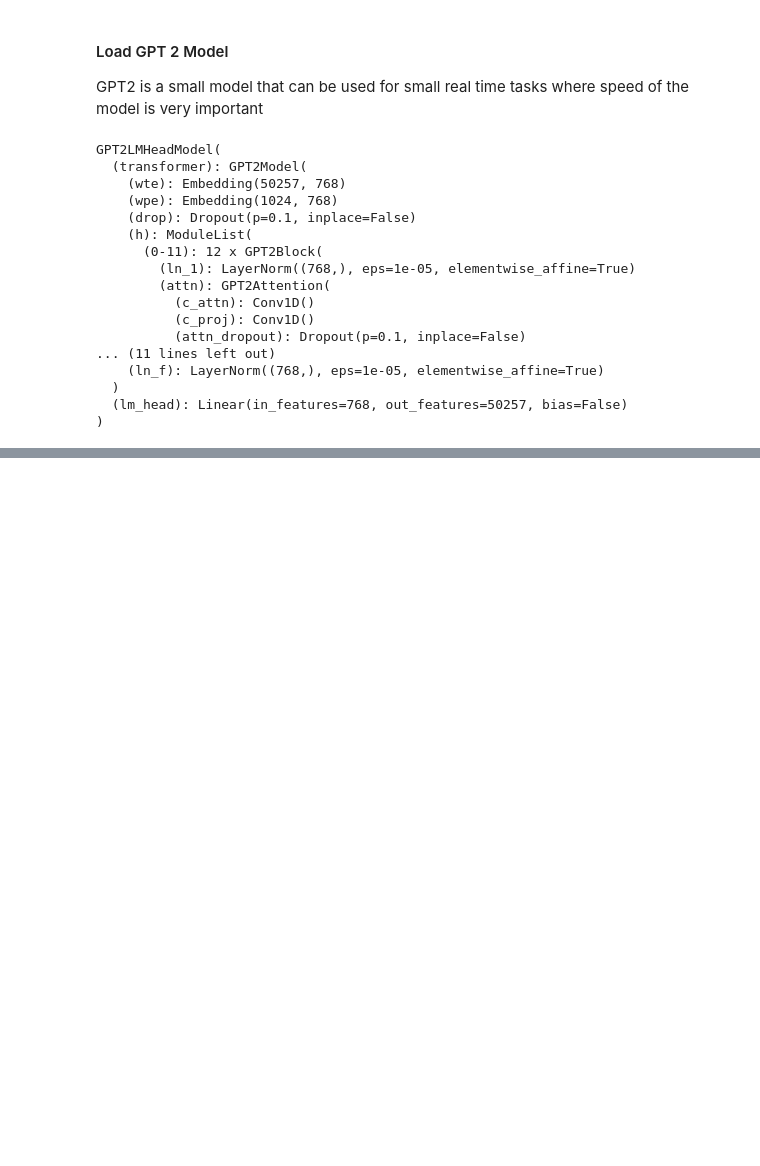
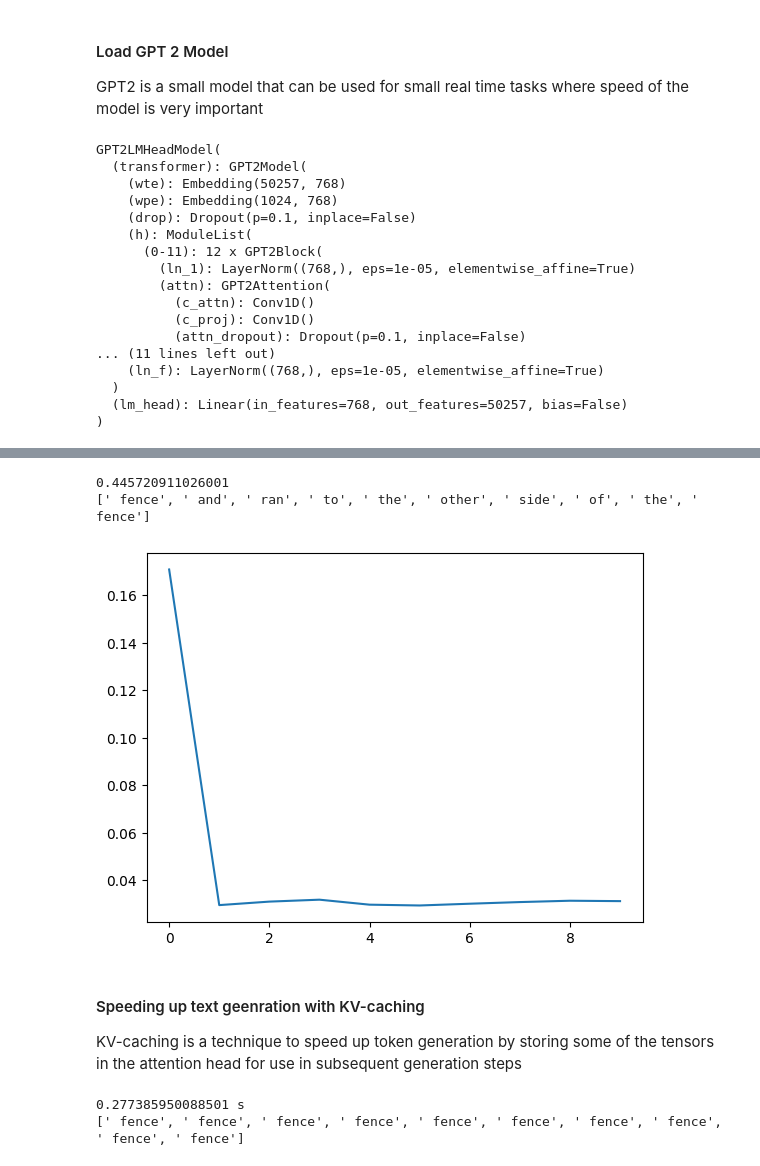
Before and after one commit to asuzukosi/ai-experiments, a Jupyter notebook: src/deeplearning.ai/efficientservingllms/textgeneration.ipynb, the cells around one changed output, grey strips where cells are left out. Drawn from its saved outputs; the diff is of its cells as text; code cells hidden in the pictures; blank space fills up the shorter version.

Commit message:
feat: finish adding kv caching for optimizing llm inference

```diff
--- a/src/deeplearning.ai/efficientservingllms/textgeneration.ipynb
+++ b/src/deeplearning.ai/efficientservingllms/textgeneration.ipynb
@@ -52,0 +89,4 @@ tensor([[[-36.2872, -35.0111, -38.0791,  ..., -40.5161, -41.3757, -34.9191],
+# %%
+logits = outputs.logits[0, -1, :]
+# %%
+next_token_id = logits.argmax()
@@ -52,0 +102,42 @@ tensor([[[-36.2872, -35.0111, -38.0791,  ..., -40.5161, -41.3757, -34.9191],
+# %%
+def generate_token(inputs):
+    with torch.no_grad():
+        outputs = model(**inputs)
+    logits = outputs.logits
+    last_logit = logits[0, -1, :]
+    next_token_id = last_logit.argmax()
+    return next_token_id
+# %%
+generated_tokens = []
+next_inputs = inputs
+durations_s = []
+
+for _ in range(10):
+    t0 = time.time()
+    next_token_id = generate_token(next_inputs)
+    durations_s += [time.time() - t0]
+
+    next_inputs = {
+        "input_ids": torch.cat(
+            [next_inputs["input_ids"], next_token_id.reshape((1,  1))], dim=1),
+        "attention_mask": torch.cat(
+            [next_inputs["attention_mask"], torch.tensor([[1]])], dim=1)
+    }
+
+    next_token = tokenizer.decode(next_token_id)
+    generated_tokens.append(next_token)
+
+
+print(f"{sum(durations_s)}")
+print(generated_tokens)
+# %% [output]
+0.445720911026001
+[' fence', ' and', ' ran', ' to', ' the', ' other', ' side', ' of', ' the', ' fence']
+# %%
+plt.plot(durations_s)
+plt.show()
+# %% [output]
+[figure, added]
+# %% [markdown]
+#### Speeding up text geenration with KV-caching
+KV-caching is a technique to speed up token generation by storing some of the tensors in the attention head for use in subsequent generation steps
@@ -52,0 +153,24 @@ tensor([[[-36.2872, -35.0111, -38.0791,  ..., -40.5161, -41.3757, -34.9191],
+# %%
+generated_tokens = []
+next_inputs = inputs
+duration_cached_s = []
+
+for _ in range(10):
+    t0 = time.time()
+    next_token_id, past_key_values = generate_token_with_past(next_inputs)
+    duration_cached_s += [time.time() - t0]
+
+    next_ipnuts = {
+        "input_ids": next_token_id.reshape((1, 1)),
+        "attention_mask": torch.cat([next_inputs["attention_mask"], torch.tensor([[1]])], dim=1),
+        "past_key_values": past_key_values
+    }
+    next_token = tokenizer.decode(next_token_id)
+    generated_tokens.append(next_token)
+
+
+print(f"{sum(duration_cached_s)} s")
+print(generated_tokens)
+# %% [output]
+0.277385950088501 s
+[' fence', ' fence', ' fence', ' fence', ' fence', ' fence', ' fence', ' fence', ' fence', ' fence']
```
Also changed, not shown: parts of 14 cells of this notebook.
